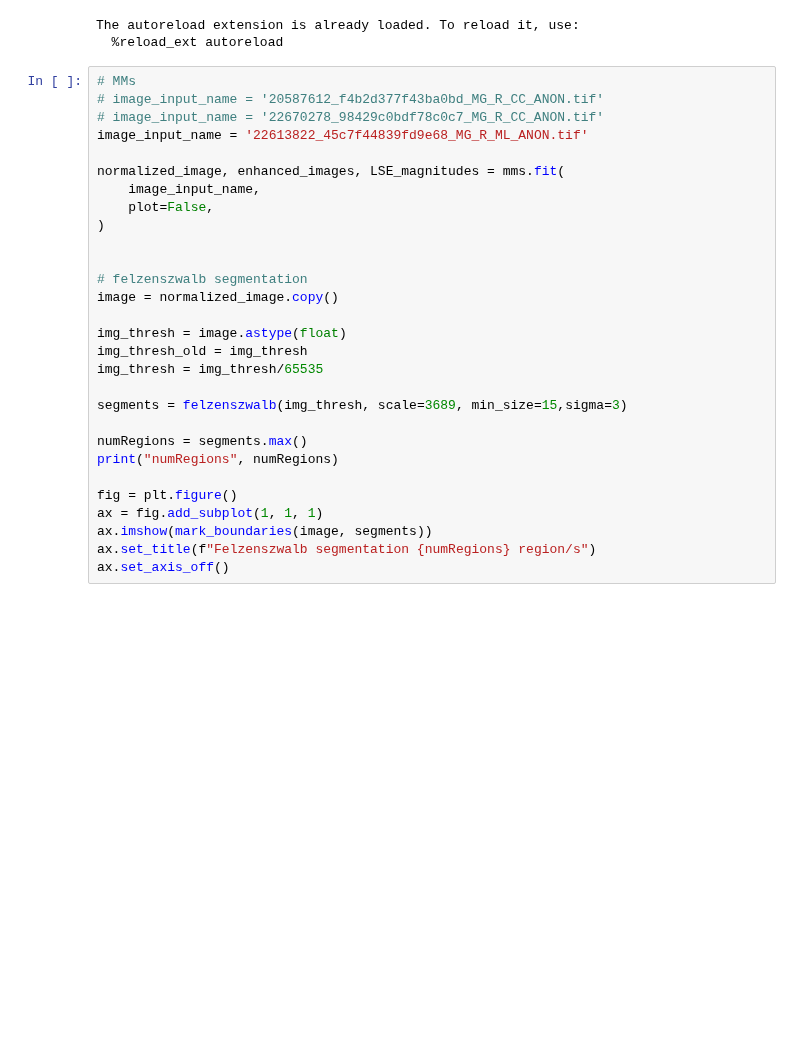
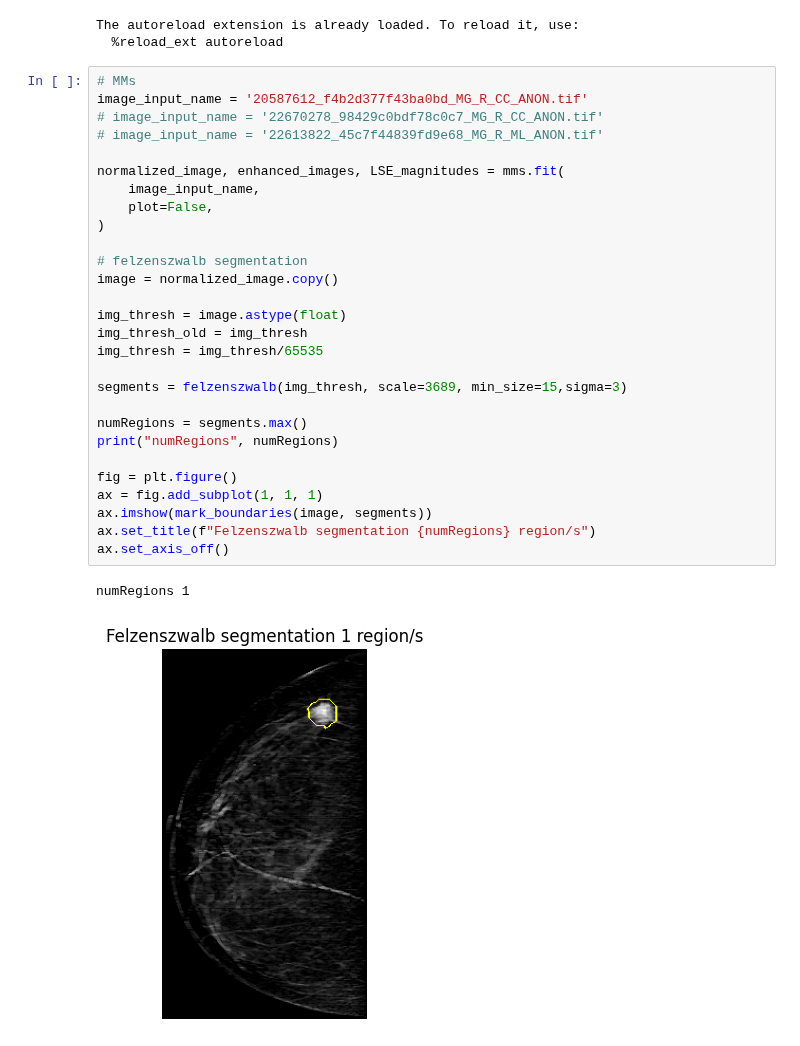
Before and after one commit to abdalrhmanu/breast-mass-detection-and-segmentation-using-multi-scale-morphological-sifting-and-kmeans-clustering, a Jupyter notebook: notebooks/Felzenszwalb Segmentation .ipynb, the cells around one changed output. Cells and saved outputs as stored; diff of their text form; blank space fills up the shorter version.

```diff
--- a/notebooks/Felzenszwalb Segmentation .ipynb
+++ b/notebooks/Felzenszwalb Segmentation .ipynb
@@ -29,30 +29,32 @@ The autoreload extension is already loaded. To reload it, use:
   %reload_ext autoreload
 # %%
 # MMs
-# image_input_name = '20587612_f4b2d377f43ba0bd_MG_R_CC_ANON.tif'
+image_input_name = '20587612_f4b2d377f43ba0bd_MG_R_CC_ANON.tif'
 # image_input_name = '22670278_98429c0bdf78c0c7_MG_R_CC_ANON.tif'
-image_input_name = '22613822_45c7f44839fd9e68_MG_R_ML_ANON.tif'
+# image_input_name = '22613822_45c7f44839fd9e68_MG_R_ML_ANON.tif'
 
 normalized_image, enhanced_images, LSE_magnitudes = mms.fit(
     image_input_name,
     plot=False,
 )
-
 
 # felzenszwalb segmentation
 image = normalized_image.copy()
 
 img_thresh = image.astype(float)
 img_thresh_old = img_thresh
 img_thresh = img_thresh/65535
 
 segments = felzenszwalb(img_thresh, scale=3689, min_size=15,sigma=3)
 
 numRegions = segments.max()
 print("numRegions", numRegions)
 
 fig = plt.figure()
 ax = fig.add_subplot(1, 1, 1)
 ax.imshow(mark_boundaries(image, segments))
 ax.set_title(f"Felzenszwalb segmentation {numRegions} region/s")
 ax.set_axis_off()
+# %% [output]
+numRegions 1
+[figure, added]
```
